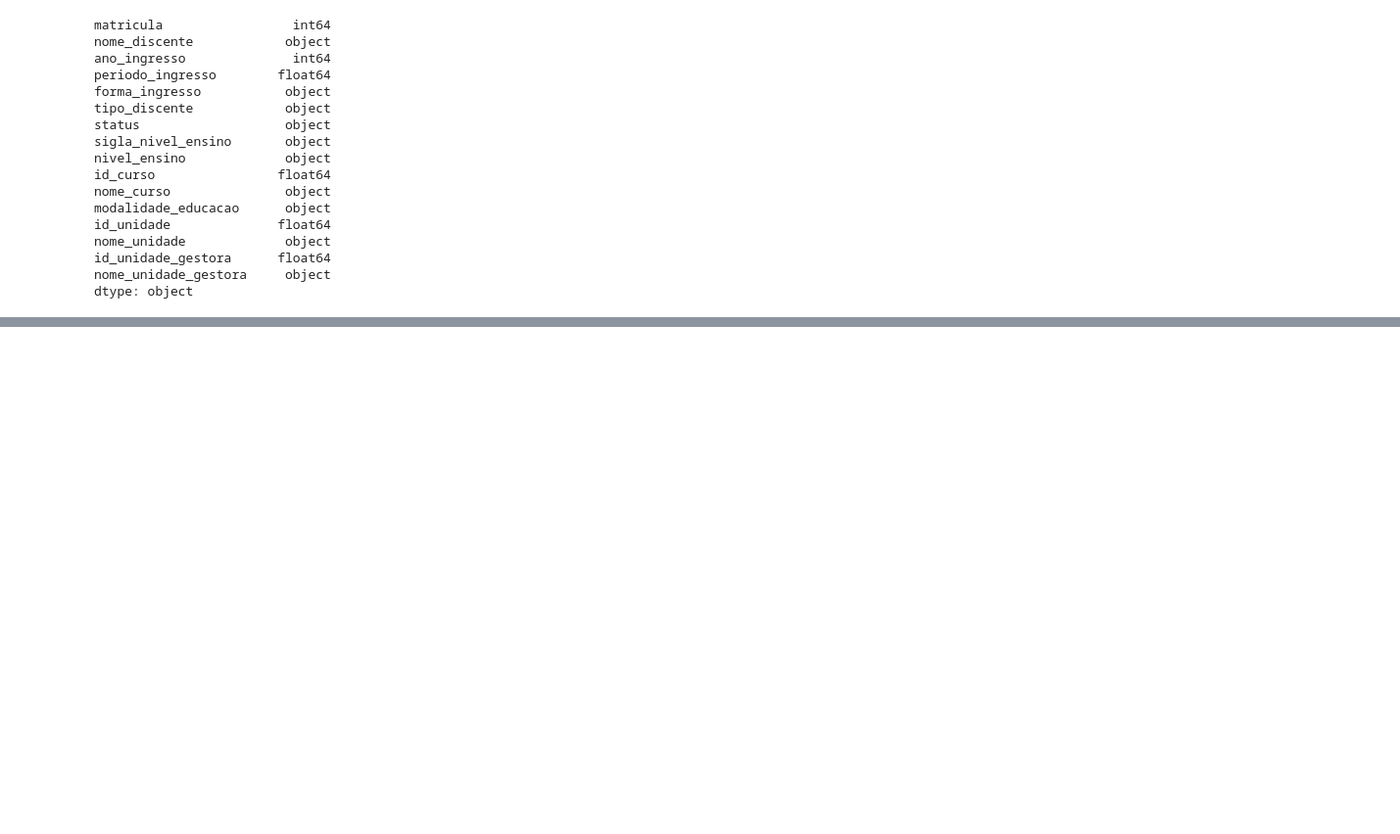
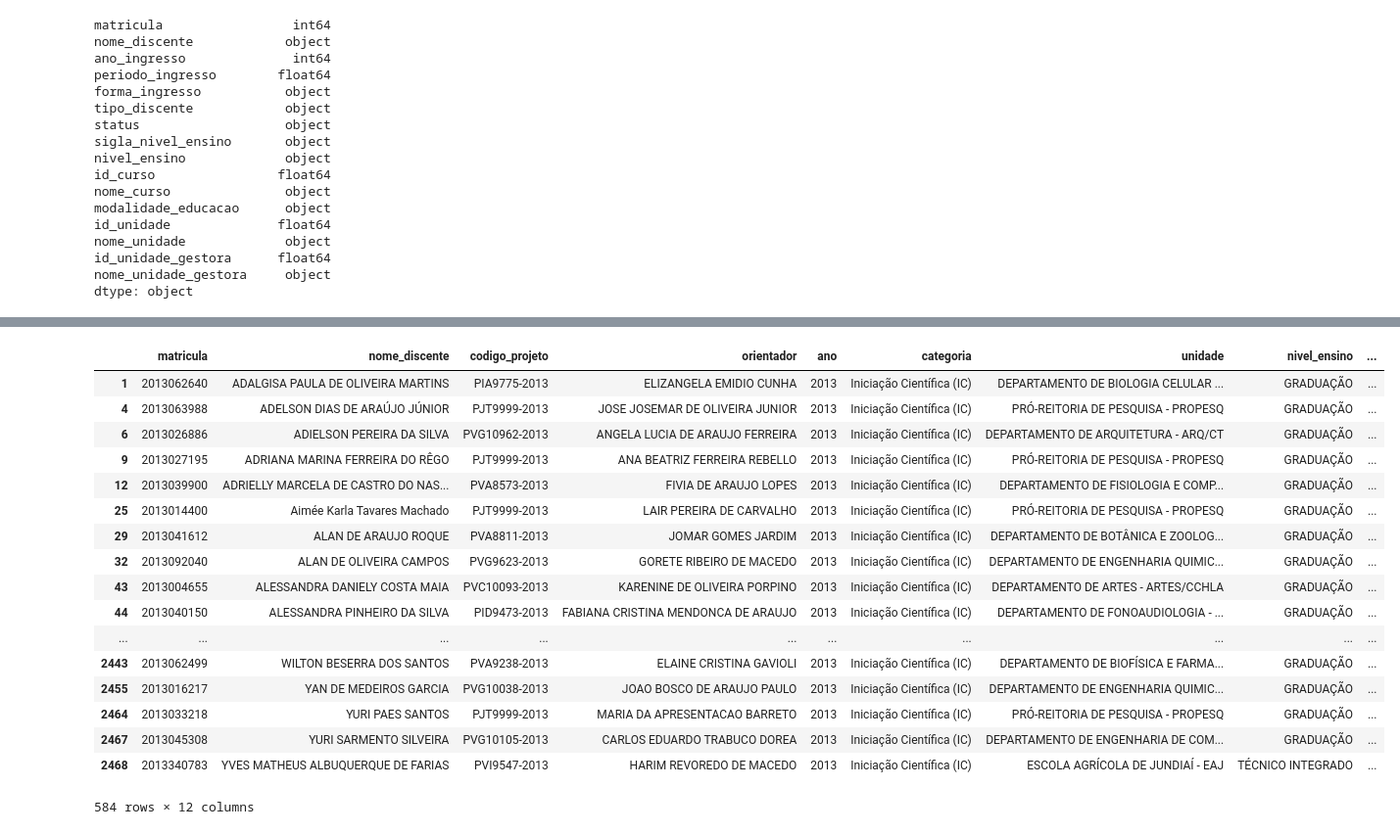
Before and after one commit to patysayonara/PROB_TRABALHO, a Jupyter notebook: Trabalho.ipynb, the cells around one changed output, grey strips where cells are left out. Shown at 98% size. Cells and saved outputs as stored; diff of their text form; code cells hidden in the pictures; blank space fills up the shorter version.

```diff
--- a/Trabalho.ipynb
+++ b/Trabalho.ipynb
@@ -354,0 +458,25 @@ colunas = ['matricula', 'nome_discente', 'codigo_projeto', 'ano', 'categoria', '
+# %%
+colunas = ["matricula", "nome_discente", "codigo_projeto", "orientador", "ano", "categoria", "unidade", "nivel_ensino", "status", "nome_curso", "nome_unidade", "nome_unidade_gestora"]
+merge_bolsistas_discentes2013 = pd.merge(bolsistas, discentes2013, on='matricula')[colunas]
+bolsistas_discentes2013 = merge_bolsistas_discentes2013[merge_bolsistas_discentes2013.ano == 2013]
+bolsistas_discentes2013 = bolsistas_discentes2013[~bolsistas_discentes2013.nome_discente.duplicated()]
+bolsistas_discentes2013
+# %% [output]
+|  | matricula | nome_discente | codigo_projeto | orientador | ano | categoria | unidade | nivel_ensino | ... |
+| 1 | 2013062640 | ADALGISA PAULA DE OLIVEIRA MARTINS | PIA9775-2013 | ELIZANGELA EMIDIO CUNHA | 2013 | Iniciação Científica (IC) | DEPARTAMENTO DE BIOLOGIA CELULAR ... | GRADUAÇÃO | ... |
+| 4 | 2013063988 | ADELSON DIAS DE ARAÚJO JÚNIOR | PJT9999-2013 | JOSE JOSEMAR DE OLIVEIRA JUNIOR | 2013 | Iniciação Científica (IC) | PRÓ-REITORIA DE PESQUISA - PROPESQ | GRADUAÇÃO | ... |
+| 6 | 2013026886 | ADIELSON PEREIRA DA SILVA | PVG10962-2013 | ANGELA LUCIA DE ARAUJO FERREIRA | 2013 | Iniciação Científica (IC) | DEPARTAMENTO DE ARQUITETURA - ARQ/CT | GRADUAÇÃO | ... |
+| 9 | 2013027195 | ADRIANA MARINA FERREIRA DO RÊGO | PJT9999-2013 | ANA BEATRIZ FERREIRA REBELLO | 2013 | Iniciação Científica (IC) | PRÓ-REITORIA DE PESQUISA - PROPESQ | GRADUAÇÃO | ... |
+| 12 | 2013039900 | ADRIELLY MARCELA DE CASTRO DO NAS... | PVA8573-2013 | FIVIA DE ARAUJO LOPES | 2013 | Iniciação Científica (IC) | DEPARTAMENTO DE FISIOLOGIA E COMP... | GRADUAÇÃO | ... |
+| 25 | 2013014400 | Aimée Karla Tavares Machado | PJT9999-2013 | LAIR PEREIRA DE CARVALHO | 2013 | Iniciação Científica (IC) | PRÓ-REITORIA DE PESQUISA - PROPESQ | GRADUAÇÃO | ... |
+| 29 | 2013041612 | ALAN DE ARAUJO ROQUE | PVA8811-2013 | JOMAR GOMES JARDIM | 2013 | Iniciação Científica (IC) | DEPARTAMENTO DE BOTÂNICA E ZOOLOG... | GRADUAÇÃO | ... |
+| 32 | 2013092040 | ALAN DE OLIVEIRA CAMPOS | PVG9623-2013 | GORETE RIBEIRO DE MACEDO | 2013 | Iniciação Científica (IC) | DEPARTAMENTO DE ENGENHARIA QUIMIC... | GRADUAÇÃO | ... |
+| 43 | 2013004655 | ALESSANDRA DANIELY COSTA MAIA | PVC10093-2013 | KARENINE DE OLIVEIRA PORPINO | 2013 | Iniciação Científica (IC) | DEPARTAMENTO DE ARTES - ARTES/CCHLA | GRADUAÇÃO | ... |
+| 44 | 2013040150 | ALESSANDRA PINHEIRO DA SILVA | PID9473-2013 | FABIANA CRISTINA MENDONCA DE ARAUJO | 2013 | Iniciação Científica (IC) | DEPARTAMENTO DE FONOAUDIOLOGIA - ... | GRADUAÇÃO | ... |
+| ... | ... | ... | ... | ... | ... | ... | ... | ... | ... |
+| 2443 | 2013062499 | WILTON BESERRA DOS SANTOS | PVA9238-2013 | ELAINE CRISTINA GAVIOLI | 2013 | Iniciação Científica (IC) | DEPARTAMENTO DE BIOFÍSICA E FARMA... | GRADUAÇÃO | ... |
+| 2455 | 2013016217 | YAN DE MEDEIROS GARCIA | PVG10038-2013 | JOAO BOSCO DE ARAUJO PAULO | 2013 | Iniciação Científica (IC) | DEPARTAMENTO DE ENGENHARIA QUIMIC... | GRADUAÇÃO | ... |
+| 2464 | 2013033218 | YURI PAES SANTOS | PJT9999-2013 | MARIA DA APRESENTACAO BARRETO | 2013 | Iniciação Científica (IC) | PRÓ-REITORIA DE PESQUISA - PROPESQ | GRADUAÇÃO | ... |
+| 2467 | 2013045308 | YURI SARMENTO SILVEIRA | PVG10105-2013 | CARLOS EDUARDO TRABUCO DOREA | 2013 | Iniciação Científica (IC) | DEPARTAMENTO DE ENGENHARIA DE COM... | GRADUAÇÃO | ... |
+| 2468 | 2013340783 | YVES MATHEUS ALBUQUERQUE DE FARIAS | PVI9547-2013 | HARIM REVOREDO DE MACEDO | 2013 | Iniciação Científica (IC) | ESCOLA AGRÍCOLA DE JUNDIAÍ - EAJ | TÉCNICO INTEGRADO | ... |
+584 rows × 12 columns
```
Also changed, not shown: parts of 27 cells of this notebook.
